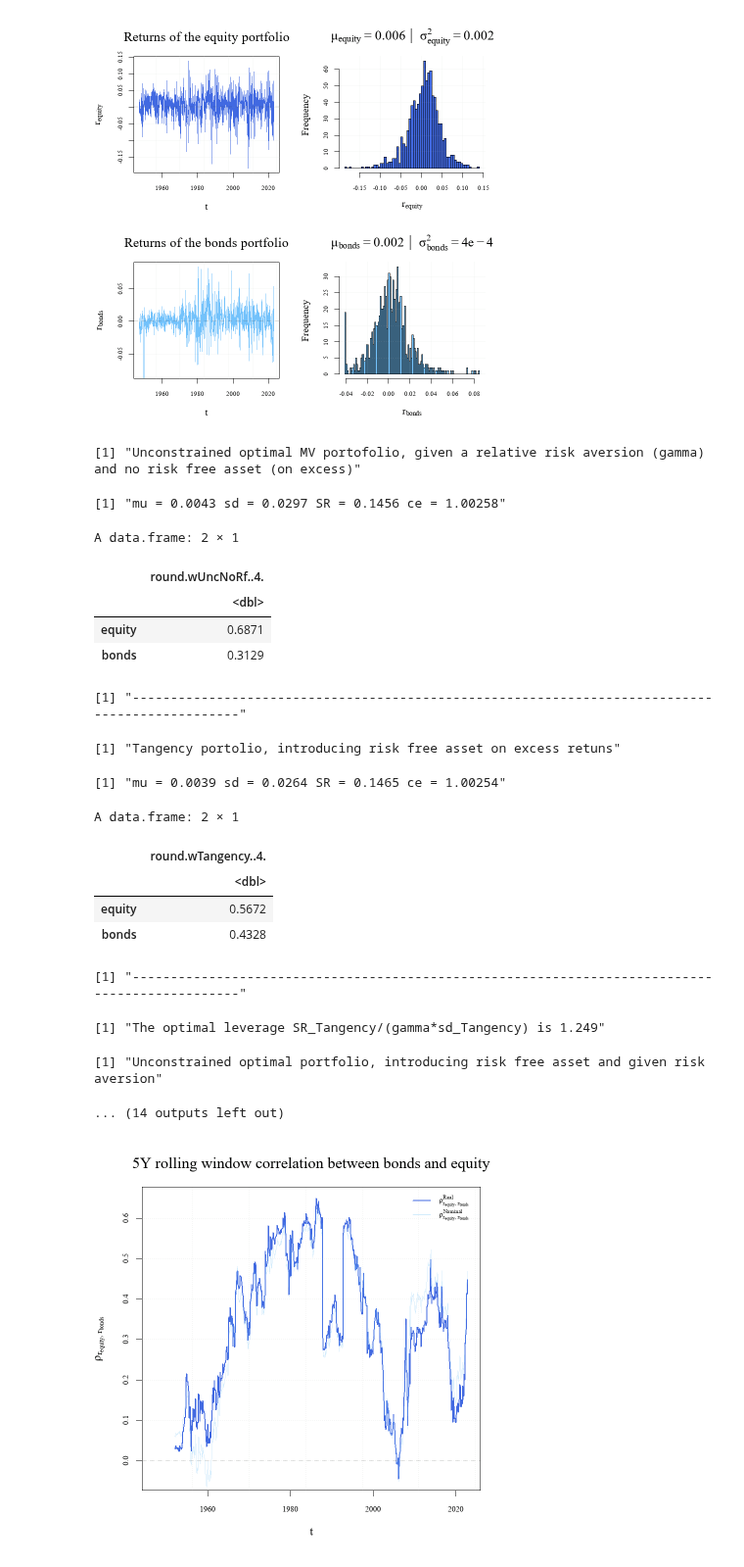
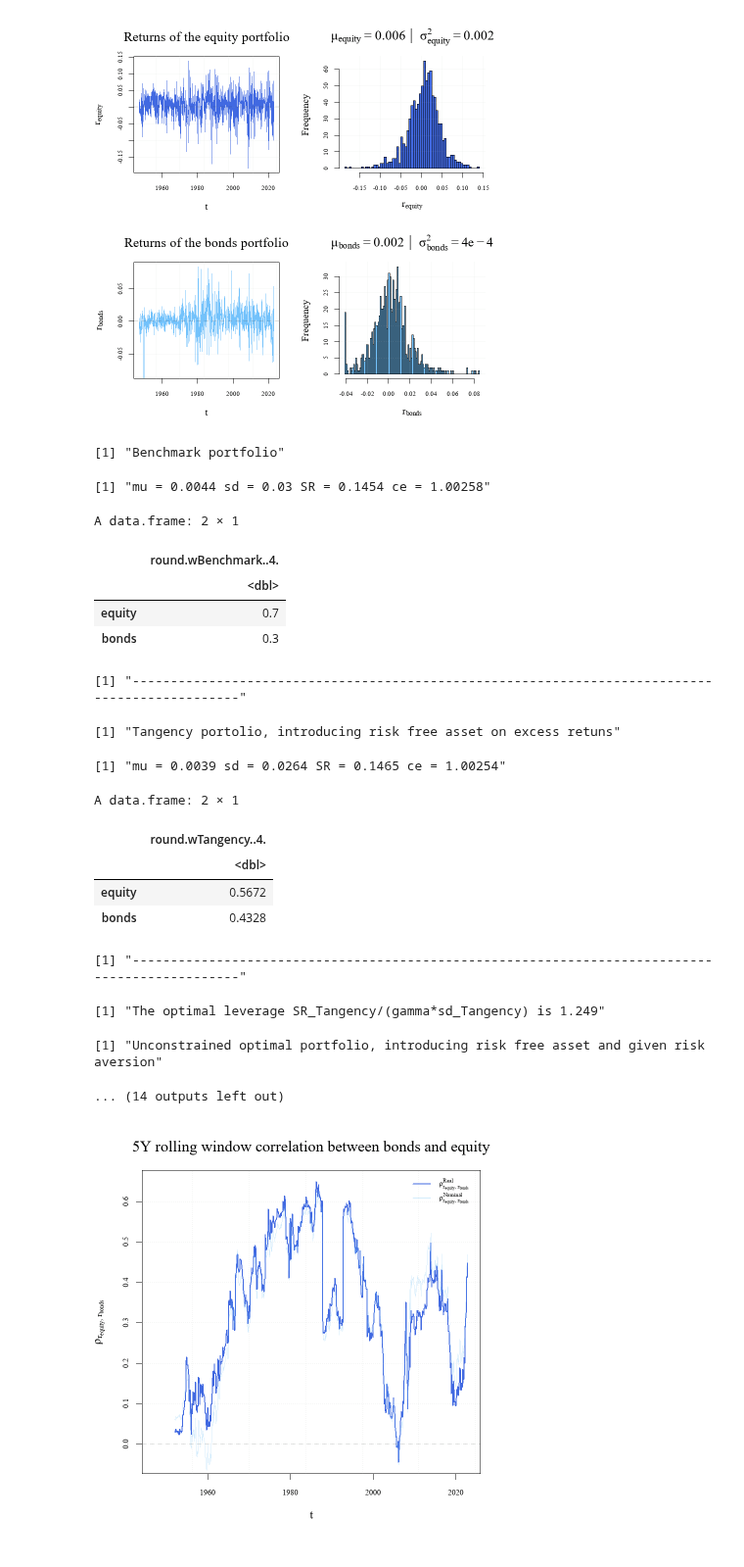
Before and after one commit to S2310053/GRA6560, a Jupyter notebook: main_code.ipynb, the cells around one changed output. Shown at 98% size. Saved outputs shown, nothing was run; the diff lists cells and outputs as text; code cells hidden in the pictures.

```diff
--- a/main_code.ipynb
+++ b/main_code.ipynb
@@ -221,16 +221,16 @@ mu    <- colMeans(dataX)
 sigma <- cov(dataX)
 
 # Unconstrained optimal portfolio (no rf)
-wUncNoRf           <- uncMeanVar_ra(mu, sigma, gamma)
-muUncNoRf          <- c(wUncNoRf %*% mu)
-sdUncNoRf          <- sqrt(c(wUncNoRf %*% sigma %*% wUncNoRf))
-sharpeRatioUncNoRf <- muUncNoRf / sdUncNoRf
-ceNoRf             <- 1 + mean(rRealRf) + (muUncNoRf - 0.5 * gamma * sdUncNoRf^2)  #1 + muUncNoRf - 0.5 * gamma * sdUncNoRf^2
+wBenchmark           <- c( equity = 0.70, bonds = 0.30)
+muBenchmark          <- c(wBenchmark %*% mu)
+sdBenchmark          <- sqrt(c(wBenchmark %*% sigma %*% wBenchmark))
+sharpeRatioBenchmark <- muBenchmark / sdBenchmark
+ceBenchmark          <- 1 + mean(rRealRf) + (muBenchmark - 0.5 * gamma * sdBenchmark^2)  #1 + muBenchmark - 0.5 * gamma * sdBenchmark^2
 
-paste("Unconstrained optimal MV portofolio, given a relative risk aversion (gamma) and no risk free asset (on excess)")
-paste("mu =", round(muUncNoRf,4), "sd =", round(sdUncNoRf,4),
-      "SR =", round(sharpeRatioUncNoRf,4), "ce =", round(ceNoRf,5))
-data.frame(round(wUncNoRf,4))
+paste("Benchmark portfolio")
+paste("mu =", round(muBenchmark,4), "sd =", round(sdBenchmark,4),
+      "SR =", round(sharpeRatioBenchmark,4), "ce =", round(ceBenchmark,5))
+data.frame(round(wBenchmark,4))
 paste("-----------------------------------------------------------------------------------------------")
 
 # Tangency portfolio
@@ -269,23 +269,23 @@ paste("-------------------------------------------------------------------------
 
 # Comparison table
 t <- data.frame(
-        rbind(wUncNoRf,
+        rbind(wBenchmark,
               wTangency,
               wUncWithRf = wUncWithRf[1:2]),
-        mean = c(muUncNoRf, muTangency, muUncWithRf),
-        sd   = c(sdUncNoRf, sdTangency, sdUncWithRf),
-        SR   = c(sharpeRatioUncNoRf, sharpeRatioTangency, sharpeRatioUncWithRf),
-        ce   = c(ceNoRf, ceTangency, ceWithRf)
+        mean = c(muBenchmark, muTangency, muUncWithRf),
+        sd   = c(sdBenchmark, sdTangency, sdUncWithRf),
+        SR   = c(sharpeRatioBenchmark, sharpeRatioTangency, sharpeRatioUncWithRf),
+        ce   = c(ceBenchmark, ceTangency, ceWithRf)
      )
 
 paste("Comparison between strategies")
 round(t,4)
 paste("-----------------------------------------------------------------------------------------------")
 
-paste("CE (no rf)        =", round(ceNoRf,5))
+paste("CE (Benchmark no rf)    =", round(ceBenchmark,5))
 paste("CE (tangency)     =", round(ceTangency,5))
 paste("CE (with rf)      =", round(ceWithRf,5))
-paste("CE improvement (rf - no rf =", round(ceWithRf - ceNoRf,6))
+paste("CE improvement (rf - no rf =", round(ceWithRf - ceBenchmark,6))
 paste("-----------------------------------------------------------------------------------------------")
 
 
@@ -314,40 +314,40 @@ for (i in 1:length(rfGrid)) {
     muExcess <- muRaw - rf
 
     # Recompute tangency portfolio
     wTangencySim <- uncTangent(muExcess, sigmaRaw)
 
     # Tangency mean excess return
     muTanExcess <- t(wTangencySim) %*% muExcess
     sdTan        <- sqrt(t(wTangencySim) %*% sigmaRaw %*% wTangencySim)
 
     # Optimal leverage
     leverage <- (muTanExcess / sdTan) / (gamma * sdTan)
 
     # Portfolio weights
     weightEquity[i] <- leverage * wTangencySim[1]
     weightBonds[i]  <- leverage * wTangencySim[2]
     weightRf[i]     <- 1 - leverage
 
     # CE
-    ceRf[i] <- rf + (leverage * muTanExcess) - 0.5 * gamma * (leverage * sdTan)^2
+    ceRf[i] <- 1 + rf + (leverage * muTanExcess) - 0.5 * gamma * (leverage * sdTan)^2
 }
 
 # Results: CE vs rf
 par(mfrow = c(1,1), family = "Times New Roman")
 plot(rfGrid, ceRf, type="l", lwd=2, col="blue",
      main="CE as a function of the level of risk-free rate",
      xlab= TeX("$r^{Real}_{f}$"), ylab=TeX("$CE$"),
      cex.main=2,
      cex.lab = 1.5)
 grid(col = adjustcolor("gray70", alpha.f = 0.2), lwd = 1)
 # %% [output]
-[1] "Unconstrained optimal MV portofolio, given a relative risk aversion (gamma) and no risk free asset (on excess)"
+[1] "Benchmark portfolio"
-[1] "mu = 0.0043 sd = 0.0297 SR = 0.1456 ce = 1.00258"
+[1] "mu = 0.0044 sd = 0.03 SR = 0.1454 ce = 1.00258"
 A data.frame: 2 × 1
-|  | round.wUncNoRf..4. |
+|  | round.wBenchmark..4. |
 |  | <dbl> |
-| equity | 0.6871 |
-| bonds | 0.3129 |
+| equity | 0.7 |
+| bonds | 0.3 |
 [1] "-----------------------------------------------------------------------------------------------"
 [1] "Tangency portolio, introducing risk free asset on excess retuns"
 [1] "mu = 0.0039 sd = 0.0264 SR = 0.1465 ce = 1.00254"
```
